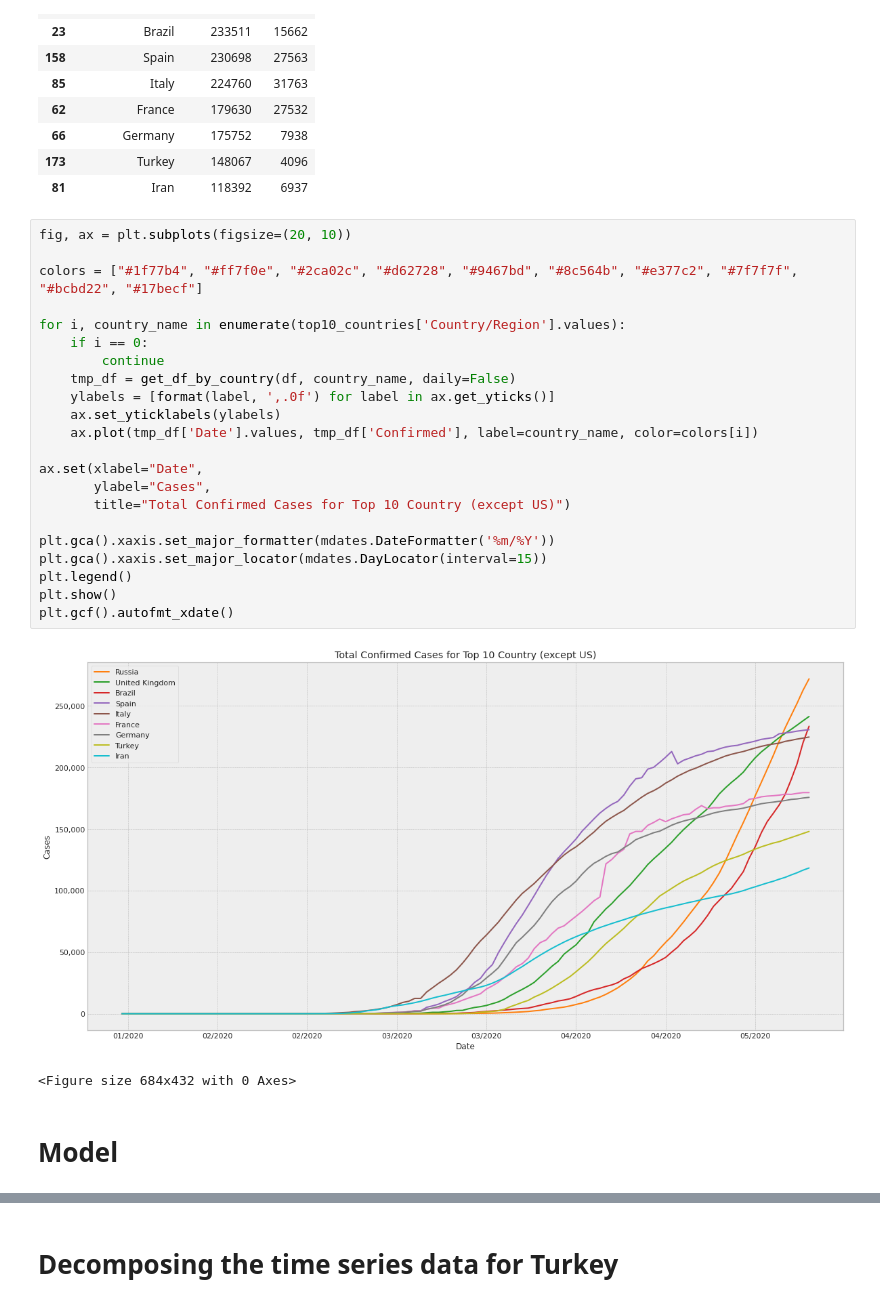
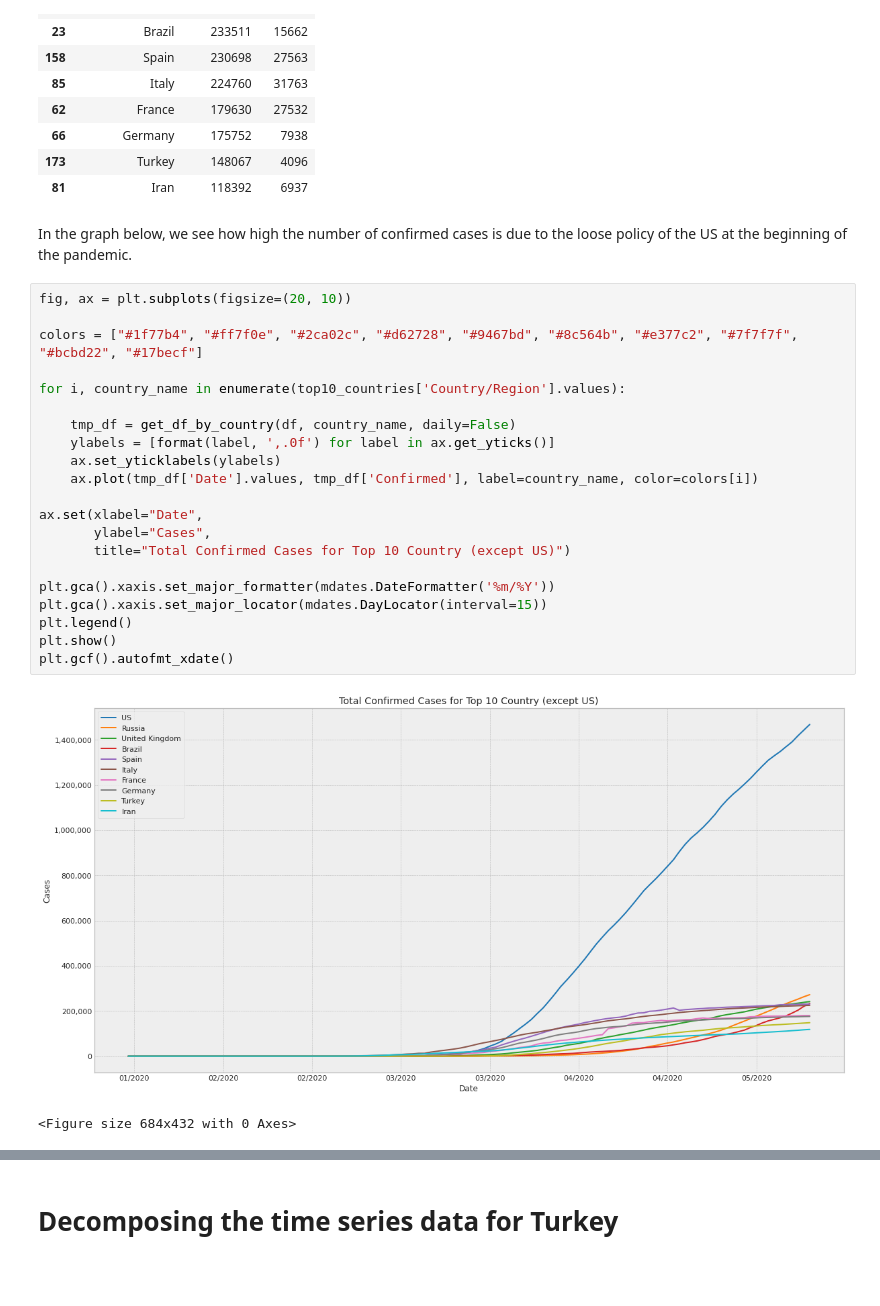
Before and after one commit to bubabi/covid-19-forecasting, a Jupyter notebook: ARIMA_SARIMAX.ipynb, the cells around one changed output, grey strips where cells are left out. Saved outputs shown, nothing was run; the diff lists cells and outputs as text; blank space fills up the shorter version.

```diff
--- a/ARIMA_SARIMAX.ipynb
+++ b/ARIMA_SARIMAX.ipynb
@@ -169,30 +248,29 @@ top10_countries
 | 66 | Germany | 175752 | 7938 |
 | 173 | Turkey | 148067 | 4096 |
 | 81 | Iran | 118392 | 6937 |
+# %% [markdown]
+In the graph below, we see how high the number of confirmed cases is due to the loose policy of the US at the beginning of the pandemic.
 # %%
 fig, ax = plt.subplots(figsize=(20, 10))
 
 colors = ["#1f77b4", "#ff7f0e", "#2ca02c", "#d62728", "#9467bd", "#8c564b", "#e377c2", "#7f7f7f", "#bcbd22", "#17becf"]
 
 for i, country_name in enumerate(top10_countries['Country/Region'].values):
-    if i == 0:
-        continue
+
     tmp_df = get_df_by_country(df, country_name, daily=False)
     ylabels = [format(label, ',.0f') for label in ax.get_yticks()]
     ax.set_yticklabels(ylabels)
     ax.plot(tmp_df['Date'].values, tmp_df['Confirmed'], label=country_name, color=colors[i])
 
 ax.set(xlabel="Date",
        ylabel="Cases",
        title="Total Confirmed Cases for Top 10 Country (except US)")
 
 plt.gca().xaxis.set_major_formatter(mdates.DateFormatter('%m/%Y'))
 plt.gca().xaxis.set_major_locator(mdates.DayLocator(interval=15))
 plt.legend()
 plt.show()
 plt.gcf().autofmt_xdate()
 # %% [output]
-[figure, old version]
+[figure, new version]
 <Figure size 684x432 with 0 Axes>
-# %% [markdown]
-# Model
```
Also changed, not shown: parts of 58 cells of this notebook.
